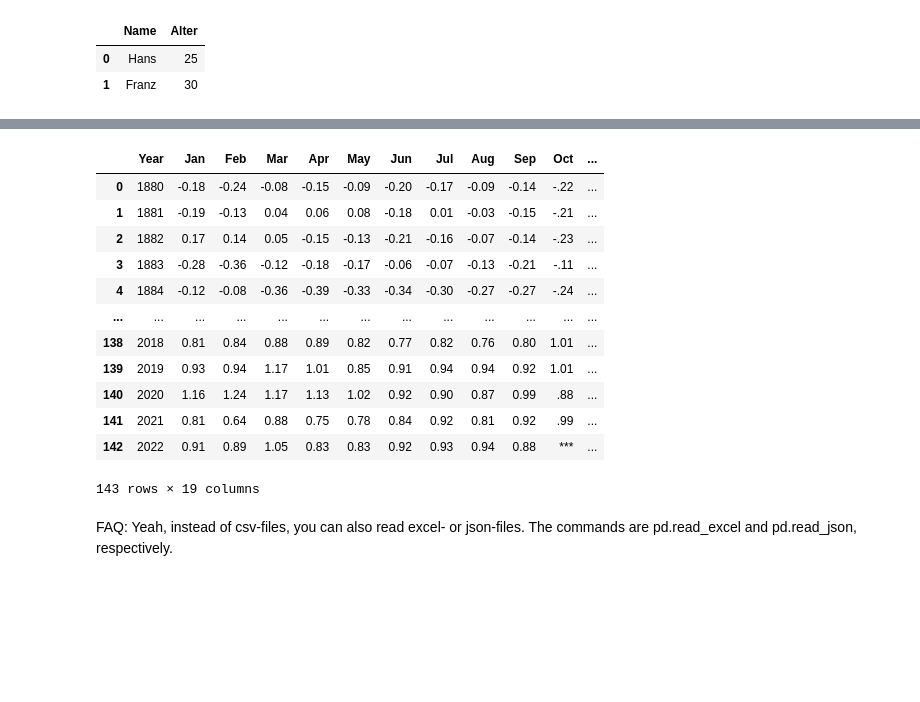
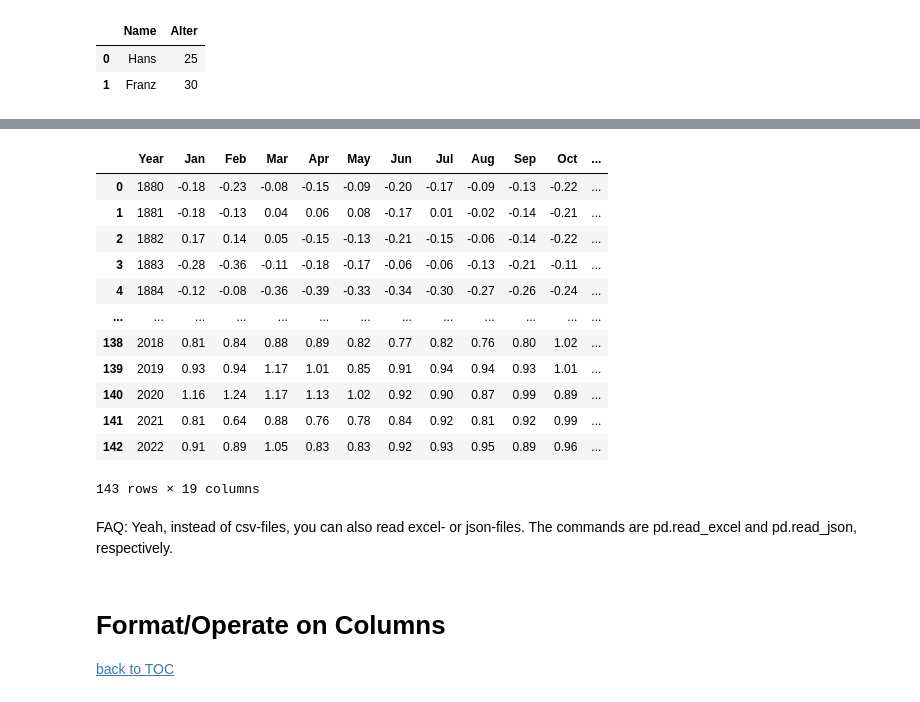
Before and after one commit to zieglerk/data-science-tutorials, a Jupyter notebook: A-pandas/Pandas.ipynb, the cells around one changed output, grey strips where cells are left out. Cells and saved outputs as stored; diff of their text form; code cells hidden in the pictures; blank space fills up the shorter version.

```diff
--- a/A-pandas/Pandas.ipynb
+++ b/A-pandas/Pandas.ipynb
@@ -44,23 +48,27 @@ df
 # %%
 # Source: https://data.giss.nasa.gov/gistemp/
 URL = "https://data.giss.nasa.gov/gistemp/tabledata_v4/GLB.Ts+dSST.csv"
-# Alternative: http://berkeleyearth.org/data/
-df = pd.read_csv(URL, header = 1)
+# TODO local alternative
+df = pd.read_csv(URL, header=1)
 df
-pd.read_
 # %% [output]
 |  | Year | Jan | Feb | Mar | Apr | May | Jun | Jul | Aug | Sep | Oct | ... |
-| 0 | 1880 | -0.18 | -0.24 | -0.08 | -0.15 | -0.09 | -0.20 | -0.17 | -0.09 | -0.14 | -.22 | ... |
-| 1 | 1881 | -0.19 | -0.13 | 0.04 | 0.06 | 0.08 | -0.18 | 0.01 | -0.03 | -0.15 | -.21 | ... |
-| 2 | 1882 | 0.17 | 0.14 | 0.05 | -0.15 | -0.13 | -0.21 | -0.16 | -0.07 | -0.14 | -.23 | ... |
-| 3 | 1883 | -0.28 | -0.36 | -0.12 | -0.18 | -0.17 | -0.06 | -0.07 | -0.13 | -0.21 | -.11 | ... |
-| 4 | 1884 | -0.12 | -0.08 | -0.36 | -0.39 | -0.33 | -0.34 | -0.30 | -0.27 | -0.27 | -.24 | ... |
+| 0 | 1880 | -0.18 | -0.23 | -0.08 | -0.15 | -0.09 | -0.20 | -0.17 | -0.09 | -0.13 | -0.22 | ... |
+| 1 | 1881 | -0.18 | -0.13 | 0.04 | 0.06 | 0.08 | -0.17 | 0.01 | -0.02 | -0.14 | -0.21 | ... |
+| 2 | 1882 | 0.17 | 0.14 | 0.05 | -0.15 | -0.13 | -0.21 | -0.15 | -0.06 | -0.14 | -0.22 | ... |
+| 3 | 1883 | -0.28 | -0.36 | -0.11 | -0.18 | -0.17 | -0.06 | -0.06 | -0.13 | -0.21 | -0.11 | ... |
+| 4 | 1884 | -0.12 | -0.08 | -0.36 | -0.39 | -0.33 | -0.34 | -0.30 | -0.27 | -0.26 | -0.24 | ... |
 | ... | ... | ... | ... | ... | ... | ... | ... | ... | ... | ... | ... | ... |
-| 138 | 2018 | 0.81 | 0.84 | 0.88 | 0.89 | 0.82 | 0.77 | 0.82 | 0.76 | 0.80 | 1.01 | ... |
-| 139 | 2019 | 0.93 | 0.94 | 1.17 | 1.01 | 0.85 | 0.91 | 0.94 | 0.94 | 0.92 | 1.01 | ... |
-| 140 | 2020 | 1.16 | 1.24 | 1.17 | 1.13 | 1.02 | 0.92 | 0.90 | 0.87 | 0.99 | .88 | ... |
-| 141 | 2021 | 0.81 | 0.64 | 0.88 | 0.75 | 0.78 | 0.84 | 0.92 | 0.81 | 0.92 | .99 | ... |
-| 142 | 2022 | 0.91 | 0.89 | 1.05 | 0.83 | 0.83 | 0.92 | 0.93 | 0.94 | 0.88 | *** | ... |
+| 138 | 2018 | 0.81 | 0.84 | 0.88 | 0.89 | 0.82 | 0.77 | 0.82 | 0.76 | 0.80 | 1.02 | ... |
+| 139 | 2019 | 0.93 | 0.94 | 1.17 | 1.01 | 0.85 | 0.91 | 0.94 | 0.94 | 0.93 | 1.01 | ... |
+| 140 | 2020 | 1.16 | 1.24 | 1.17 | 1.13 | 1.02 | 0.92 | 0.90 | 0.87 | 0.99 | 0.89 | ... |
+| 141 | 2021 | 0.81 | 0.64 | 0.88 | 0.76 | 0.78 | 0.84 | 0.92 | 0.81 | 0.92 | 0.99 | ... |
+| 142 | 2022 | 0.91 | 0.89 | 1.05 | 0.83 | 0.83 | 0.92 | 0.93 | 0.95 | 0.89 | 0.96 | ... |
 143 rows × 19 columns
 # %% [markdown]
 FAQ: Yeah, instead of csv-files, you can also read excel- or json-files. The commands are pd.read_excel and pd.read_json, respectively.
+# %% [markdown]
+# Format/Operate on Columns
+<a id="sec2">
+
+[back to TOC](#toc)
```
Also changed, not shown: parts of 11 cells of this notebook.
